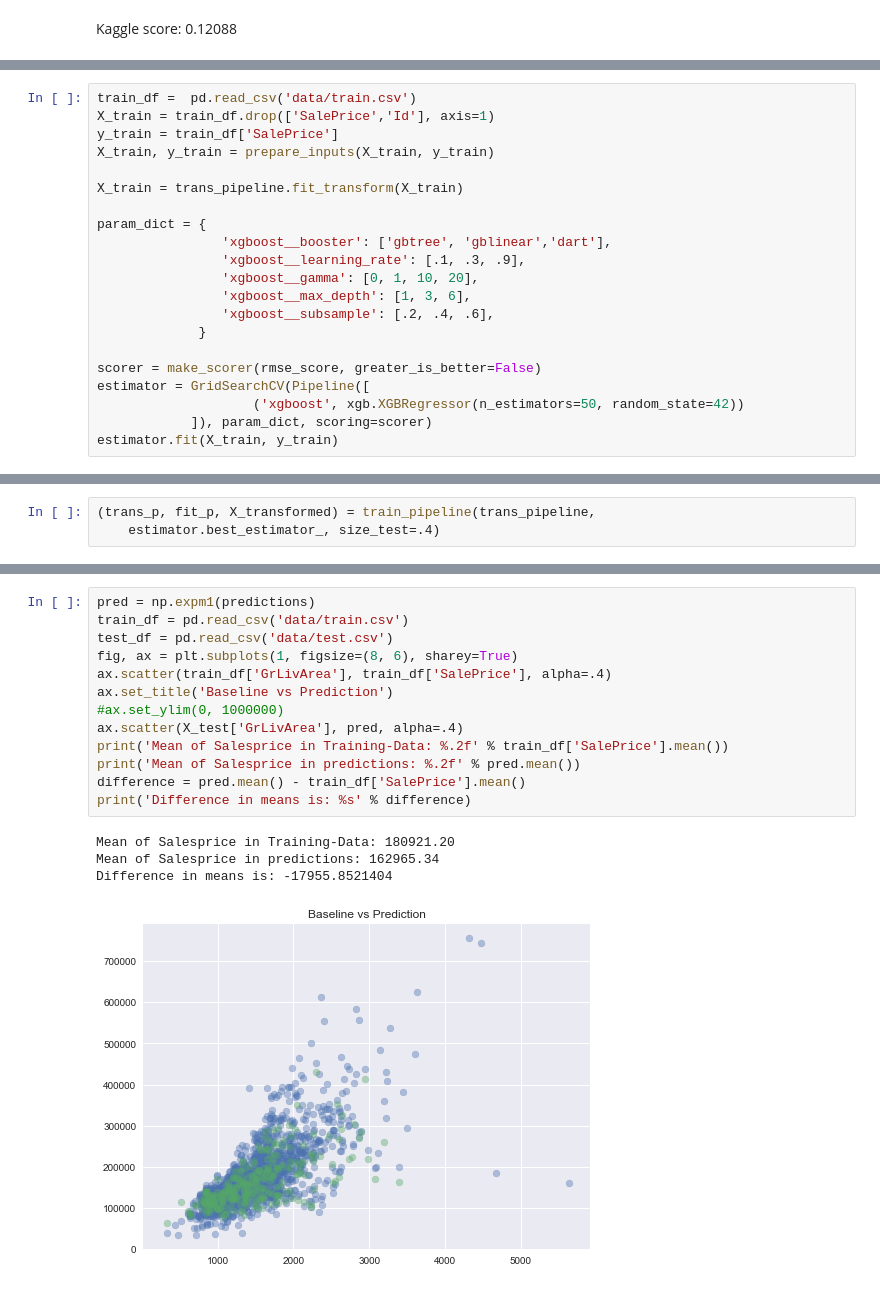
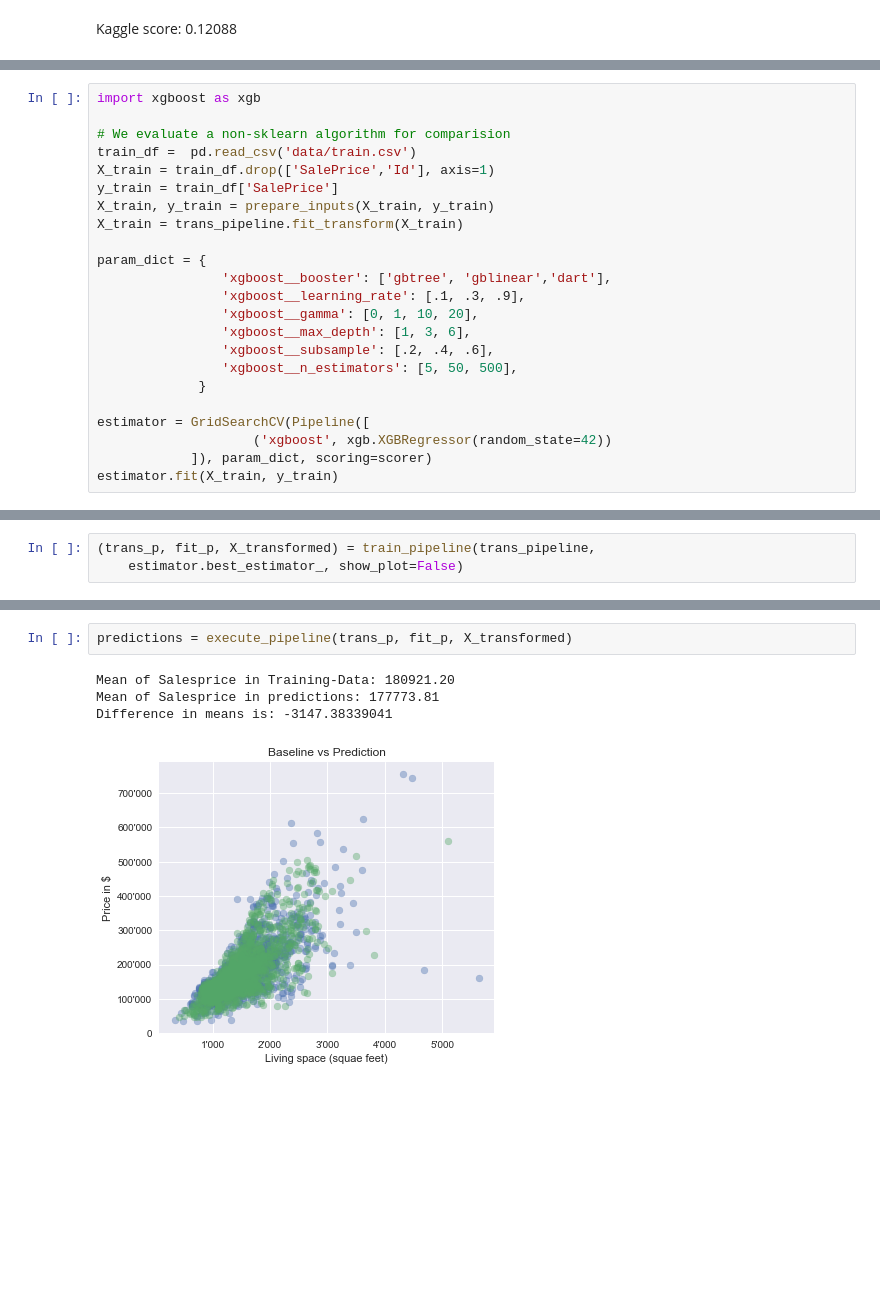
Before and after one commit to huli/predicting-house-prices, a Jupyter notebook: predicting_house_prices_new.ipynb, the cells around one changed output, grey strips where cells are left out. Drawn from its saved outputs; the diff is of its cells as text; blank space fills up the shorter version.

```diff
--- a/predicting_house_prices_new.ipynb
+++ b/predicting_house_prices_new.ipynb
@@ -1165,9 +1125,11 @@ dict_keys(['base_score', 'booster', 'colsample_bylevel', 'colsample_bytree', 'ga
 # %%
+import xgboost as xgb
+
+# We evaluate a non-sklearn algorithm for comparision
 train_df =  pd.read_csv('data/train.csv')
 X_train = train_df.drop(['SalePrice','Id'], axis=1)
 y_train = train_df['SalePrice']
 X_train, y_train = prepare_inputs(X_train, y_train)
-
 X_train = trans_pipeline.fit_transform(X_train)
 
 param_dict = {
@@ -1176,11 +1138,11 @@ param_dict = {
                 'xgboost__gamma': [0, 1, 10, 20],
                 'xgboost__max_depth': [1, 3, 6],
                 'xgboost__subsample': [.2, .4, .6],
+                'xgboost__n_estimators': [5, 50, 500],
              }
 
-scorer = make_scorer(rmse_score, greater_is_better=False)
 estimator = GridSearchCV(Pipeline([
-                    ('xgboost', xgb.XGBRegressor(n_estimators=50, random_state=42))
+                    ('xgboost', xgb.XGBRegressor(random_state=42))
             ]), param_dict, scoring=scorer)
 estimator.fit(X_train, y_train)
 # %% [output]
@@ -1202,6 +1174,6 @@ GridSearchCV(cv=None, error_score='raise',
 # %%
 (trans_p, fit_p, X_transformed) = train_pipeline(trans_pipeline,
-    estimator.best_estimator_, size_test=.4)
+    estimator.best_estimator_, show_plot=False)
 # %% [output]
 Loading training data...
 Transforming input...
@@ -1341,19 +1192,8 @@ predictions = pipeline.predict(X_test)
-# %%
-pred = np.expm1(predictions)
-train_df = pd.read_csv('data/train.csv')
-test_df = pd.read_csv('data/test.csv')
-fig, ax = plt.subplots(1, figsize=(8, 6), sharey=True)
-ax.scatter(train_df['GrLivArea'], train_df['SalePrice'], alpha=.4)
-ax.set_title('Baseline vs Prediction')
-#ax.set_ylim(0, 1000000)
-ax.scatter(X_test['GrLivArea'], pred, alpha=.4)
-print('Mean of Salesprice in Training-Data: %.2f' % train_df['SalePrice'].mean())
-print('Mean of Salesprice in predictions: %.2f' % pred.mean())
-difference = pred.mean() - train_df['SalePrice'].mean()
-print('Difference in means is: %s' % difference)
-# %% [output]
-Mean of Salesprice in Training-Data: 180921.20
-Mean of Salesprice in predictions: 162965.34
-Difference in means is: -17955.8521404
-[figure, removed]
+# %%
+predictions = execute_pipeline(trans_p, fit_p, X_transformed)
+# %% [output]
+Mean of Salesprice in Training-Data: 180921.20
+Mean of Salesprice in predictions: 177773.81
+Difference in means is: -3147.38339041
+[figure, added]
 # %%
```
Also changed, not shown: parts of 44 cells of this notebook.
